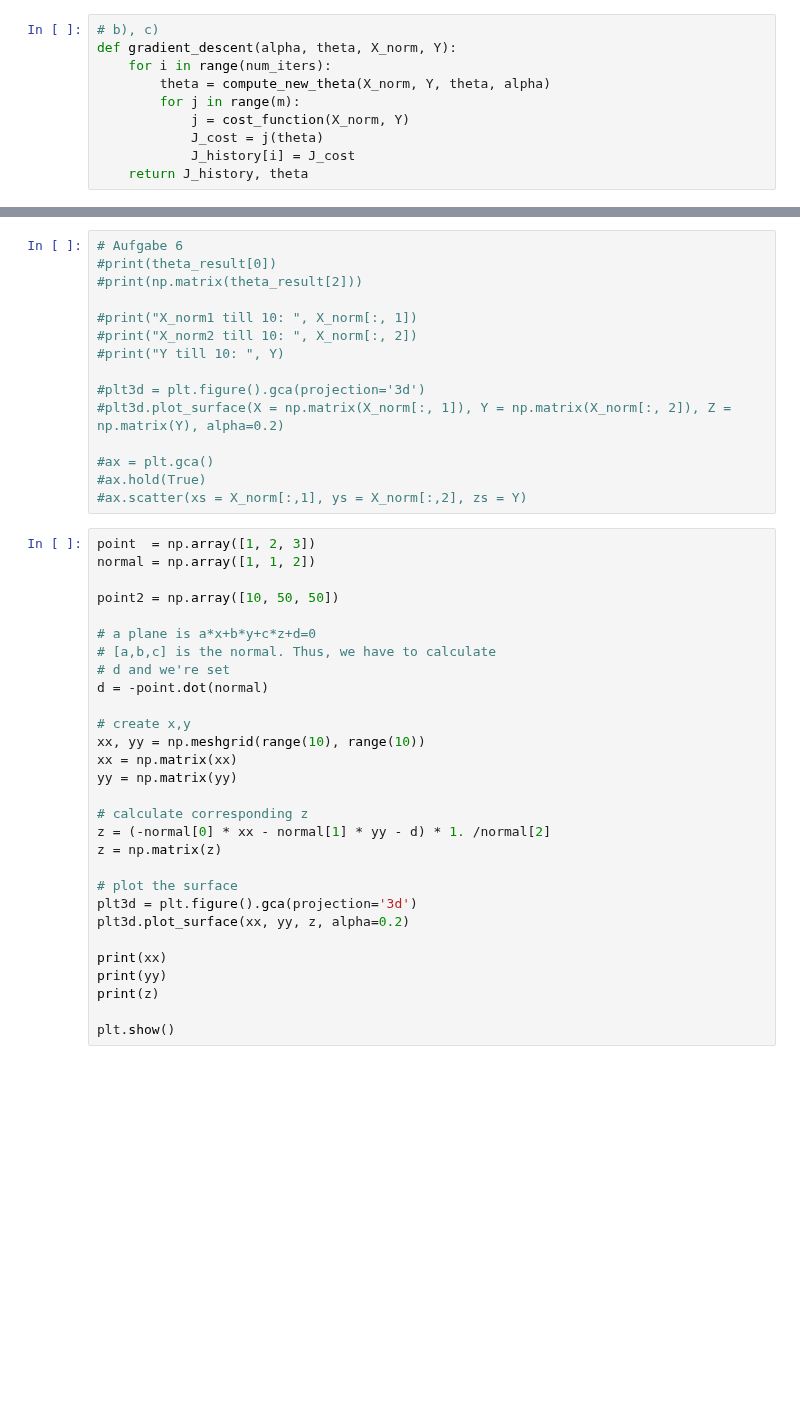
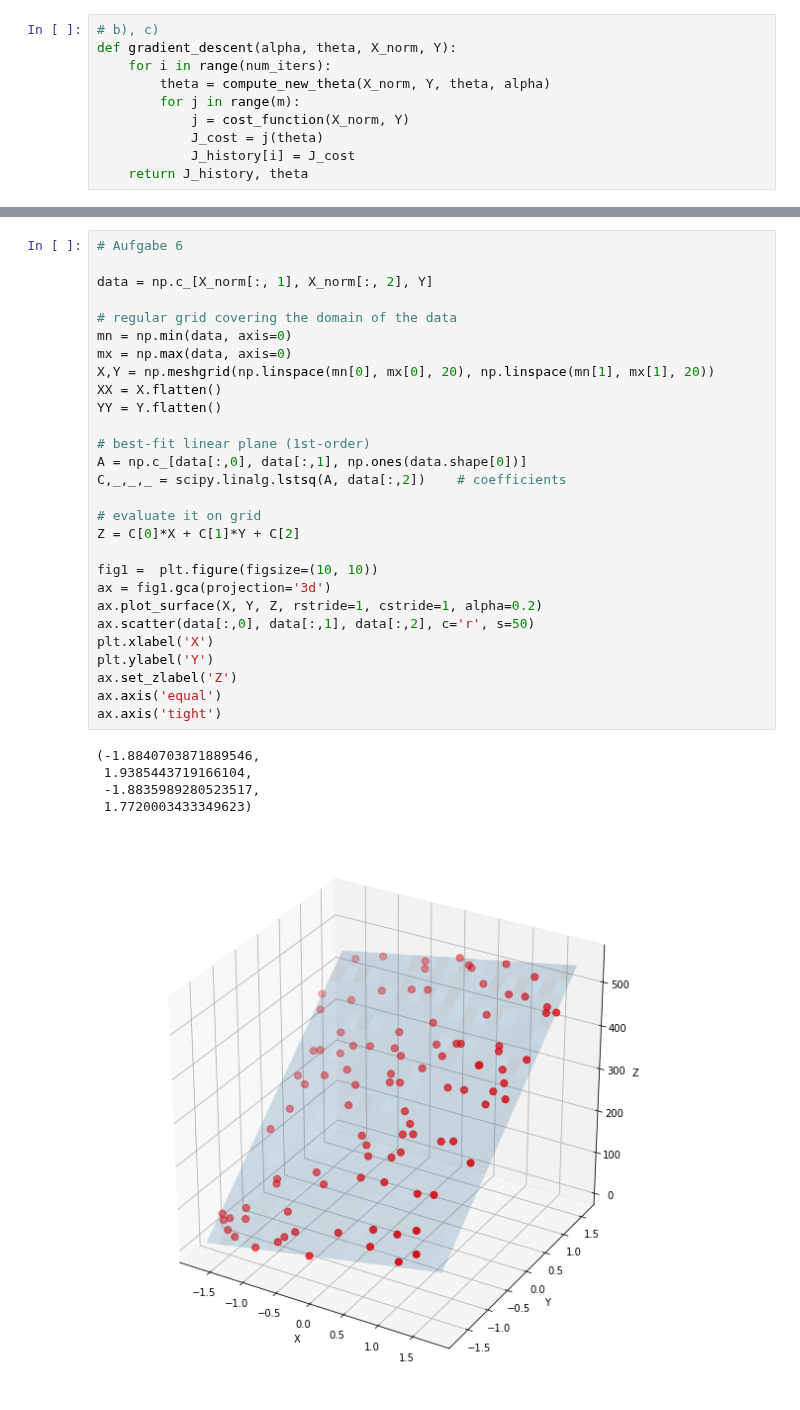
Before and after one commit to KonstantinKochetov/ML-implementations, a Jupyter notebook: Beleg2.ipynb, the cells around one changed output, grey strips where cells are left out. Cells and saved outputs as stored; diff of their text form; blank space fills up the shorter version.

```diff
--- a/Beleg2.ipynb
+++ b/Beleg2.ipynb
@@ -138,44 +142,34 @@ Y = h(X_norm)
-# %%
-# Aufgabe 6
-#print(theta_result[0])
-#print(np.matrix(theta_result[2]))
-
-#print("X_norm1 till 10: ", X_norm[:, 1])
-#print("X_norm2 till 10: ", X_norm[:, 2])
-#print("Y till 10: ", Y)
-
-#plt3d = plt.figure().gca(projection='3d')
-#plt3d.plot_surface(X = np.matrix(X_norm[:, 1]), Y = np.matrix(X_norm[:, 2]), Z = np.matrix(Y), alpha=0.2)
-
-#ax = plt.gca()
-#ax.hold(True)
-#ax.scatter(xs = X_norm[:,1], ys = X_norm[:,2], zs = Y)
-# %%
-point  = np.array([1, 2, 3])
-normal = np.array([1, 1, 2])
-
-point2 = np.array([10, 50, 50])
-
-# a plane is a*x+b*y+c*z+d=0
-# [a,b,c] is the normal. Thus, we have to calculate
-# d and we're set
-d = -point.dot(normal)
-
-# create x,y
-xx, yy = np.meshgrid(range(10), range(10))
-xx = np.matrix(xx)
-yy = np.matrix(yy)
-
-# calculate corresponding z
-z = (-normal[0] * xx - normal[1] * yy - d) * 1. /normal[2]
-z = np.matrix(z)
-
-# plot the surface
-plt3d = plt.figure().gca(projection='3d')
-plt3d.plot_surface(xx, yy, z, alpha=0.2)
-
-print(xx)
-print(yy)
-print(z)
-
-plt.show()
+# %%
+# Aufgabe 6
+
+data = np.c_[X_norm[:, 1], X_norm[:, 2], Y]
+
+# regular grid covering the domain of the data
+mn = np.min(data, axis=0)
+mx = np.max(data, axis=0)
+X,Y = np.meshgrid(np.linspace(mn[0], mx[0], 20), np.linspace(mn[1], mx[1], 20))
+XX = X.flatten()
+YY = Y.flatten()
+
+# best-fit linear plane (1st-order)
+A = np.c_[data[:,0], data[:,1], np.ones(data.shape[0])]
+C,_,_,_ = scipy.linalg.lstsq(A, data[:,2])    # coefficients
+
+# evaluate it on grid
+Z = C[0]*X + C[1]*Y + C[2]
+
+fig1 =  plt.figure(figsize=(10, 10))
+ax = fig1.gca(projection='3d')
+ax.plot_surface(X, Y, Z, rstride=1, cstride=1, alpha=0.2)
+ax.scatter(data[:,0], data[:,1], data[:,2], c='r', s=50)
+plt.xlabel('X')
+plt.ylabel('Y')
+ax.set_zlabel('Z')
+ax.axis('equal')
+ax.axis('tight')
+# %% [output]
+(-1.8840703871889546,
+ 1.9385443719166104,
+ -1.8835989280523517,
+ 1.7720003433349623)
+[figure, added]
```
Also changed, not shown: parts of 7 cells of this notebook.
